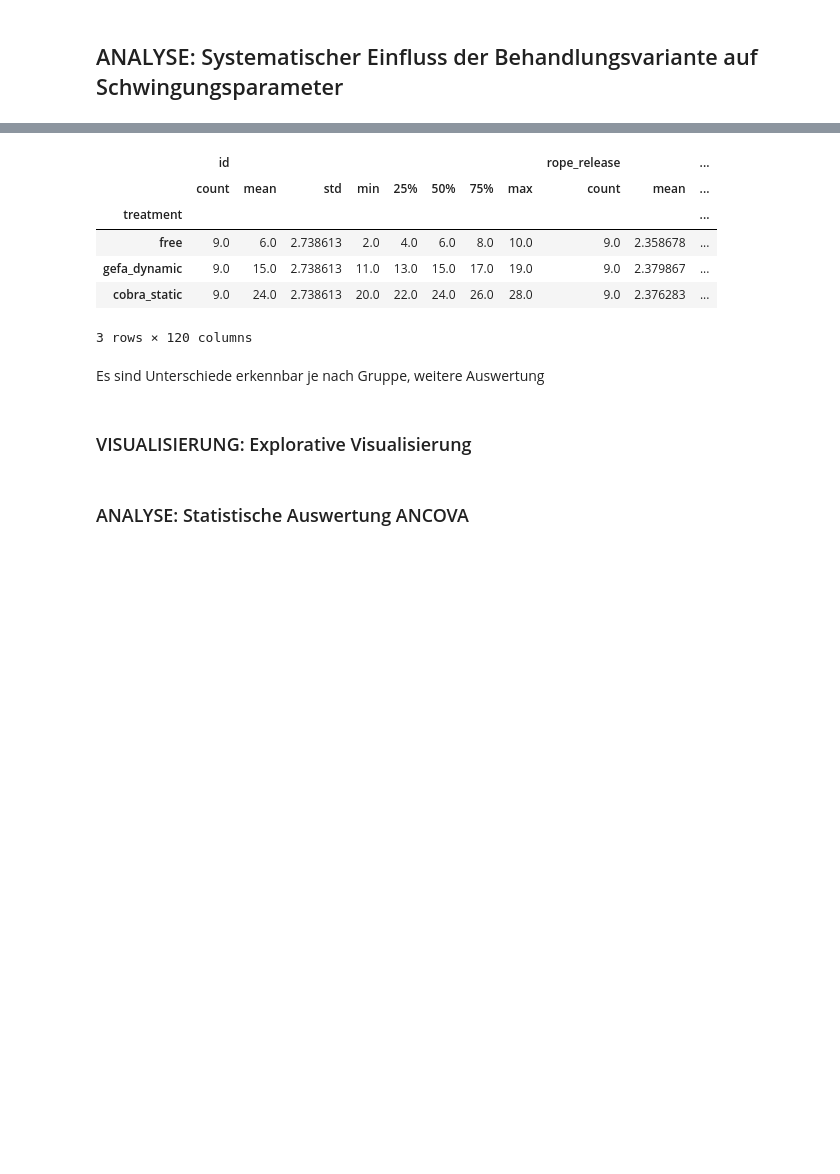
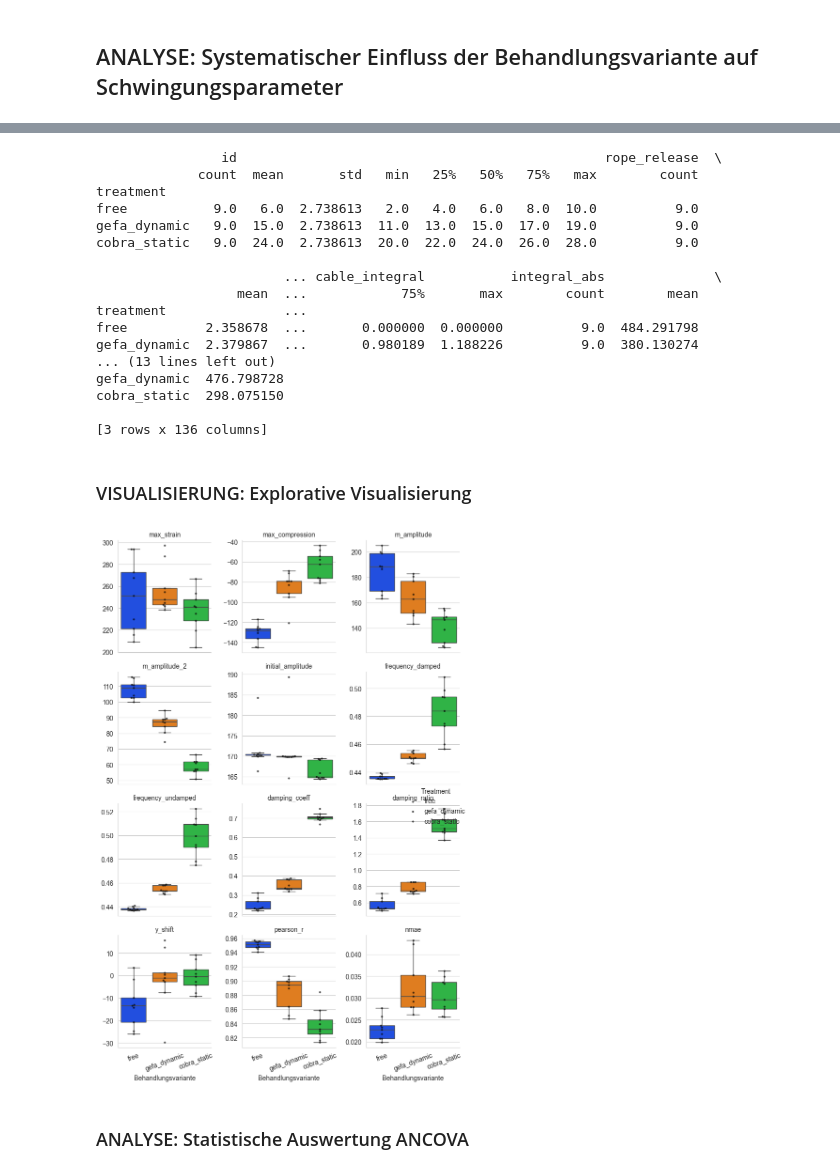
Before and after one commit to kyellsen/2023_Kronensicherung_Plesse_Kraefte_Schwingungen, a Jupyter notebook: 2023_Kronensicherung_Plesse_530_Analyse_Schwingungen.ipynb, the cells around one changed output, grey strips where cells are left out. Cells and saved outputs as stored; diff of their text form; code cells hidden in the pictures; blank space fills up the shorter version.

```diff
--- a/2023_Kronensicherung_Plesse_530_Analyse_Schwingungen.ipynb
+++ b/2023_Kronensicherung_Plesse_530_Analyse_Schwingungen.ipynb
@@ -182,7 +184,7 @@ variables = [
     #'x_shift',
     'pearson_r',
     #'nrmse',
-    'nmae'
+    'nmae',
 ]
 
 add_variables = ["id", "treatment", "rope_release", "cable_max"]
@@ -690,0 +460,21 @@ df_adj
+# %%
+# 1. Gruppieren, mitteln, Suffix hinzufügen, joinen und Spalten umsortieren in einer Pipeline
+df_adj = (
+    df
+    .groupby("id")[variables]        # nur die Original-Spalten auswählen
+    .mean()                             # über id mitteln
+    #.add_suffix("_mean")              # Suffix anfügen
+    .reset_index()
+    .merge(
+        df[add_variables].drop_duplicates(),  # Zusatzspalten (z. B. treatment, rope_release, cable_max)
+        on="id"
+    )
+)
+
+assert df_adj['treatment'].notna().all(), "Merge-Fehler: missing treatments!"
+
+cols = add_variables + [c for c in df_adj.columns if c not in add_variables]
+df_adj = df_adj.loc[:, cols]
+
+# 2. Ergebnis kontrollieren
+df_adj.describe()
@@ -704,16 +506,24 @@ variables = [
 # %%
-df_adf_desc = df_adj.groupby("treatment", observed=True).describe()
-df_adf_desc
+df_adj_desc = df_adj.groupby("treatment", observed=True).describe()
+print(df_adj_desc)
 # %% [output]
-|  | id |  |  |  |  |  |  |  | rope_release |  | ... |
-|  | count | mean | std | min | 25% | 50% | 75% | max | count | mean | ... |
-| treatment |  |  |  |  |  |  |  |  |  |  | ... |
-| free | 9.0 | 6.0 | 2.738613 | 2.0 | 4.0 | 6.0 | 8.0 | 10.0 | 9.0 | 2.358678 | ... |
-| gefa_dynamic | 9.0 | 15.0 | 2.738613 | 11.0 | 13.0 | 15.0 | 17.0 | 19.0 | 9.0 | 2.379867 | ... |
-| cobra_static | 9.0 | 24.0 | 2.738613 | 20.0 | 22.0 | 24.0 | 26.0 | 28.0 | 9.0 | 2.376283 | ... |
-3 rows × 120 columns
+                id                                               rope_release  \
+             count  mean       std   min   25%   50%   75%   max        count
+treatment
+free           9.0   6.0  2.738613   2.0   4.0   6.0   8.0  10.0          9.0
+gefa_dynamic   9.0  15.0  2.738613  11.0  13.0  15.0  17.0  19.0          9.0
+cobra_static   9.0  24.0  2.738613  20.0  22.0  24.0  26.0  28.0          9.0
+
+                        ... cable_integral           integral_abs              \
+                  mean  ...            75%       max        count        mean
+treatment               ...
+free          2.358678  ...       0.000000  0.000000          9.0  484.291798
+gefa_dynamic  2.379867  ...       0.980189  1.188226          9.0  380.130274
+... (13 lines left out)
+gefa_dynamic  476.798728
+cobra_static  298.075150
+
+[3 rows x 136 columns]
-# %% [markdown]
-Es sind Unterschiede erkennbar je nach Gruppe, weitere Auswertung
 # %% [markdown]
 ### VISUALISIERUNG: Explorative Visualisierung
 # %%
@@ -732,2 +542,26 @@ for i, var in enumerate(variables):
+# %%
+# Long-Format erzeugen
+df_long = df_adj.melt(
+    id_vars=add_variables,
+    value_vars=variables,
+    var_name="Parameter",
+    value_name="Messwert"
+)
+
+# FacetGrid mit Box- & Swarmplots
+g = sns.FacetGrid(df_long, col="Parameter", col_wrap=3, sharey=False, hue="treatment",
+                  palette=treatment_color_dict, height=3.5, aspect=1)
+g.map_dataframe(sns.boxplot,   x="treatment", y="Messwert", showfliers=False, dodge=True)
+g.map_dataframe(sns.swarmplot, x="treatment", y="Messwert", dodge=True, size=3, alpha=0.7, color="black")
+g.set_axis_labels("Behandlungsvariante", "").set_titles("{col_name}").add_legend(title="Treatment")
+for ax in g.axes.flatten():
+    for label in ax.get_xticklabels():
+        label.set_rotation(20)
+g.fig.set_size_inches(8, 12)
+plt.tight_layout()
+plt.show()
+PLOT_MANAGER.save_plot(g.fig, filename="treatment_effect_facet_grid", subdir="ptq_osc_treatment_effect_df_adj")
+# %% [output]
+[figure, added]
 # %% [markdown]
 ### ANALYSE: Statistische Auswertung ANCOVA
```
Also changed, not shown: parts of 51 cells of this notebook, 6 other files.
